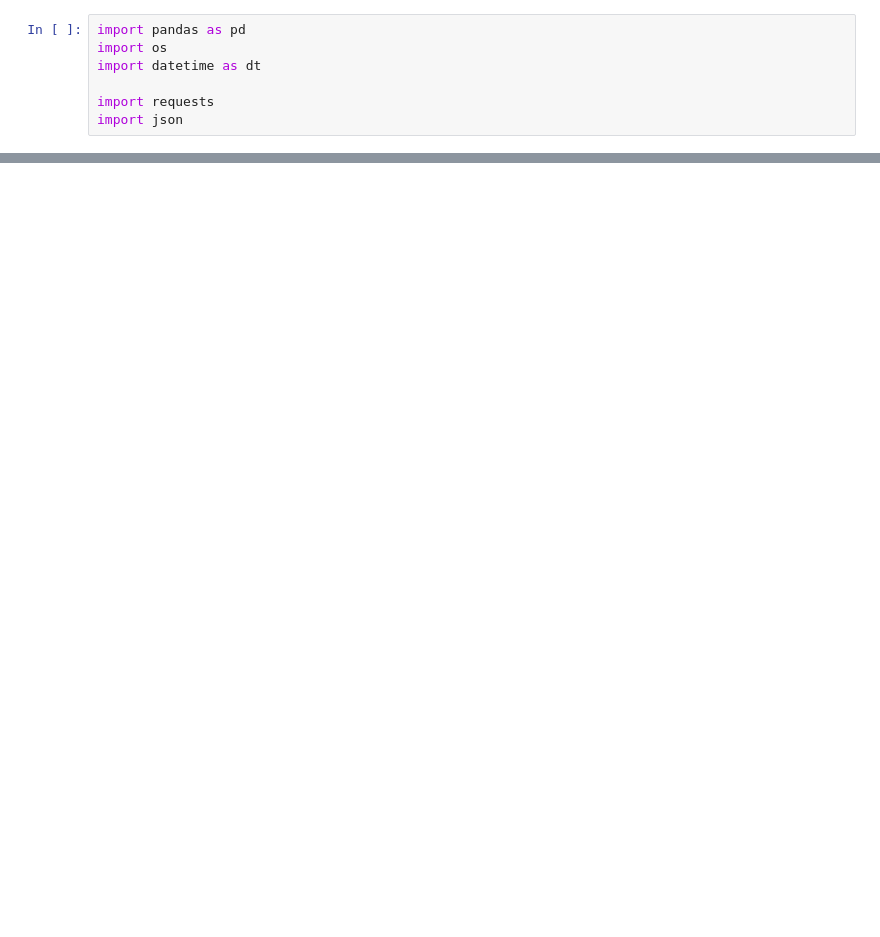
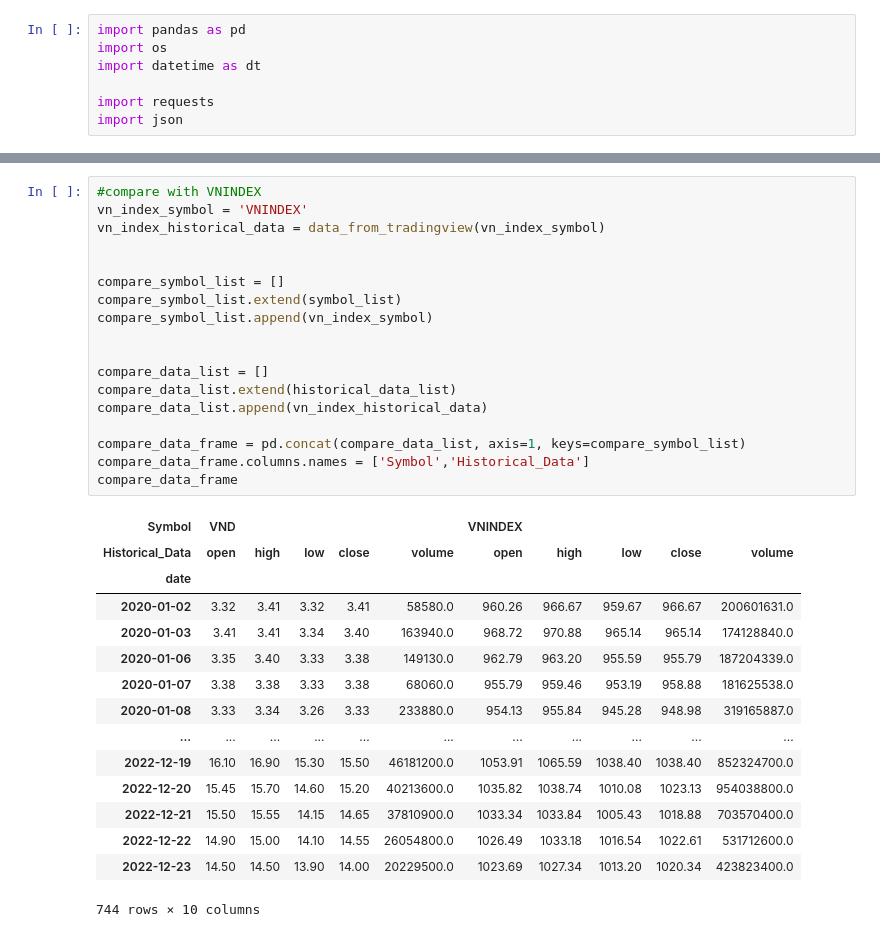
Before and after one commit to truongthinh118/visualize_stock_chart, a Jupyter notebook: visualization_notebook.ipynb, the cells around one changed output, grey strips where cells are left out. Drawn from its saved outputs; the diff is of its cells as text; blank space fills up the shorter version.

```diff
--- a/visualization_notebook.ipynb
+++ b/visualization_notebook.ipynb
@@ -141,3 +138,37 @@ fig.update_layout(
 )
 
 fig
+# %%
+#compare with VNINDEX
+vn_index_symbol = 'VNINDEX'
+vn_index_historical_data = data_from_tradingview(vn_index_symbol)
+
+
+compare_symbol_list = []
+compare_symbol_list.extend(symbol_list)
+compare_symbol_list.append(vn_index_symbol)
+
+
+compare_data_list = []
+compare_data_list.extend(historical_data_list)
+compare_data_list.append(vn_index_historical_data)
+
+compare_data_frame = pd.concat(compare_data_list, axis=1, keys=compare_symbol_list)
+compare_data_frame.columns.names = ['Symbol','Historical_Data']
+compare_data_frame
+# %% [output]
+| Symbol | VND |  |  |  |  | VNINDEX |  |  |  |  |
+| Historical_Data | open | high | low | close | volume | open | high | low | close | volume |
+| date |  |  |  |  |  |  |  |  |  |  |
+| 2020-01-02 | 3.32 | 3.41 | 3.32 | 3.41 | 58580.0 | 960.26 | 966.67 | 959.67 | 966.67 | 200601631.0 |
+| 2020-01-03 | 3.41 | 3.41 | 3.34 | 3.40 | 163940.0 | 968.72 | 970.88 | 965.14 | 965.14 | 174128840.0 |
+| 2020-01-06 | 3.35 | 3.40 | 3.33 | 3.38 | 149130.0 | 962.79 | 963.20 | 955.59 | 955.79 | 187204339.0 |
+| 2020-01-07 | 3.38 | 3.38 | 3.33 | 3.38 | 68060.0 | 955.79 | 959.46 | 953.19 | 958.88 | 181625538.0 |
+| 2020-01-08 | 3.33 | 3.34 | 3.26 | 3.33 | 233880.0 | 954.13 | 955.84 | 945.28 | 948.98 | 319165887.0 |
+| ... | ... | ... | ... | ... | ... | ... | ... | ... | ... | ... |
+| 2022-12-19 | 16.10 | 16.90 | 15.30 | 15.50 | 46181200.0 | 1053.91 | 1065.59 | 1038.40 | 1038.40 | 852324700.0 |
+| 2022-12-20 | 15.45 | 15.70 | 14.60 | 15.20 | 40213600.0 | 1035.82 | 1038.74 | 1010.08 | 1023.13 | 954038800.0 |
+| 2022-12-21 | 15.50 | 15.55 | 14.15 | 14.65 | 37810900.0 | 1033.34 | 1033.84 | 1005.43 | 1018.88 | 703570400.0 |
+| 2022-12-22 | 14.90 | 15.00 | 14.10 | 14.55 | 26054800.0 | 1026.49 | 1033.18 | 1016.54 | 1022.61 | 531712600.0 |
+| 2022-12-23 | 14.50 | 14.50 | 13.90 | 14.00 | 20229500.0 | 1023.69 | 1027.34 | 1013.20 | 1020.34 | 423823400.0 |
+744 rows × 10 columns
```
Also changed, not shown: parts of 8 cells of this notebook.
